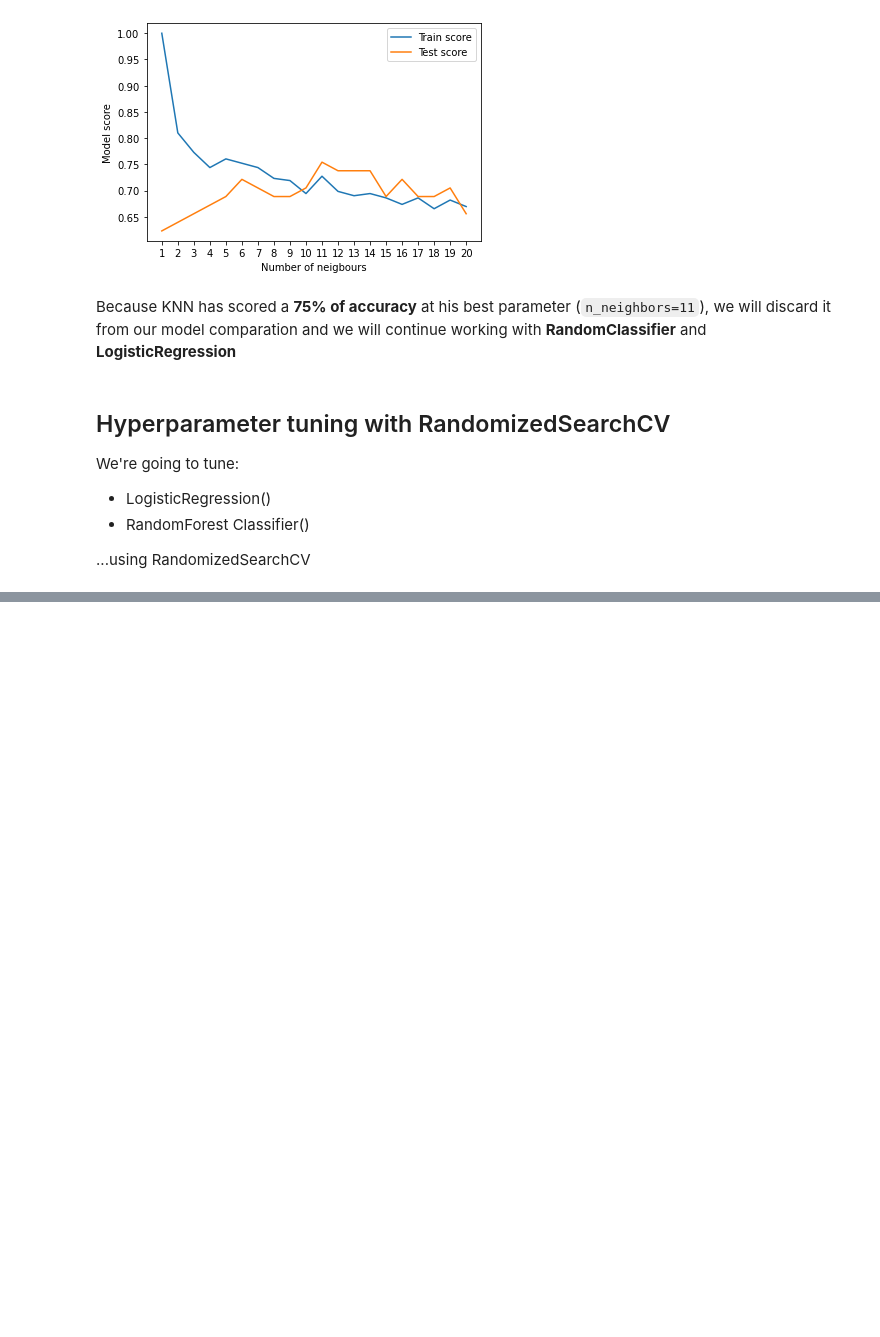
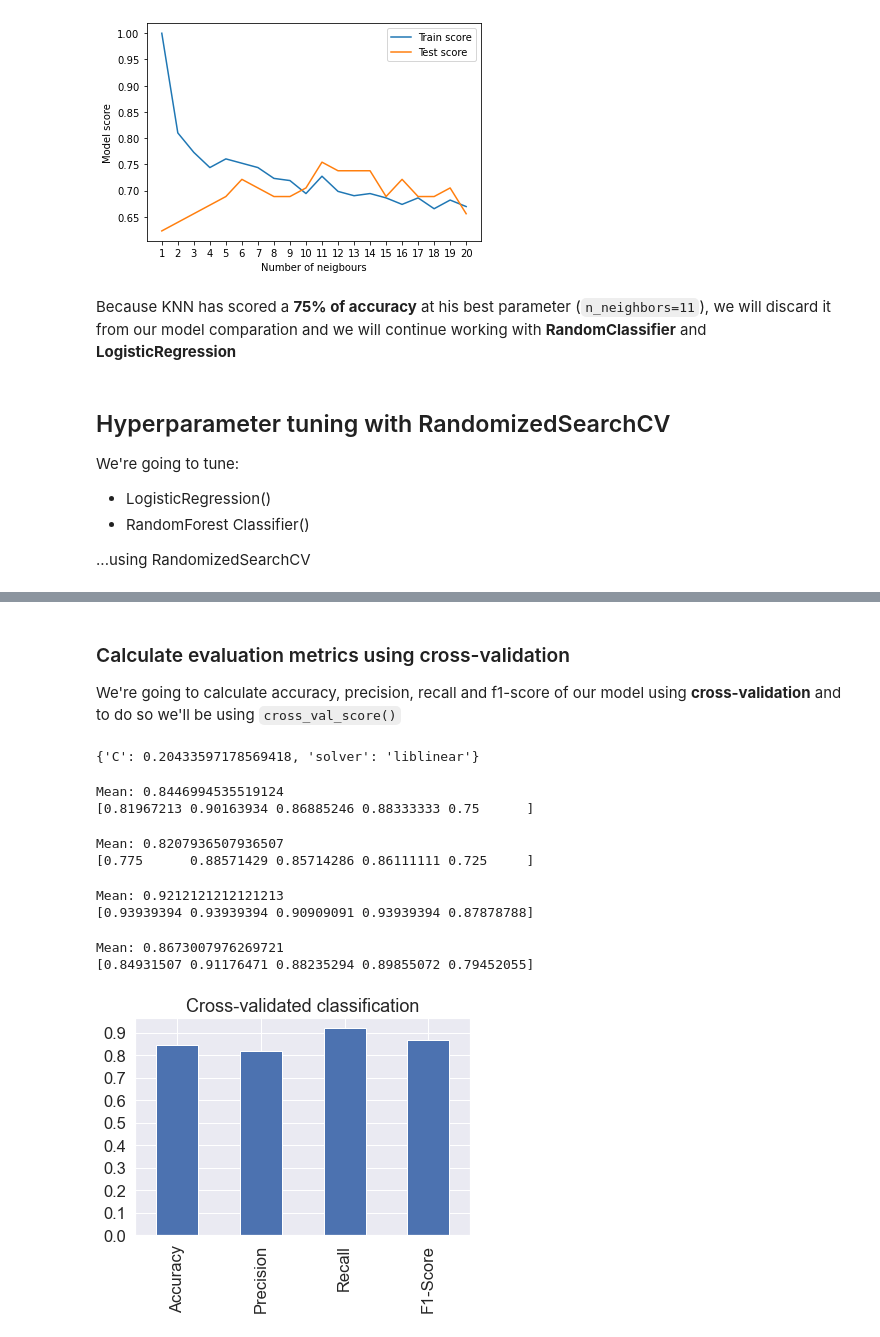
Before and after one commit to rafaroman18/Heart-Disease-Classification, a Jupyter notebook: Classification.ipynb, the cells around one changed output, grey strips where cells are left out. Drawn from its saved outputs; the diff is of its cells as text; code cells hidden in the pictures; blank space fills up the shorter version.

```diff
--- a/Classification.ipynb
+++ b/Classification.ipynb
@@ -526,0 +698,9 @@ We're going to tune:
+# %% [markdown]
+### Calculate evaluation metrics using cross-validation
+
+We're going to calculate accuracy, precision, recall and f1-score of our model using **cross-validation** and to do so we'll be using `cross_val_score()`
+# %%
+# Check best hyperparameters
+gs_lr.best_params_
+# %% [output]
+{'C': 0.20433597178569418, 'solver': 'liblinear'}
@@ -526,0 +711,45 @@ We're going to tune:
+# %%
+# Cross-validated accuracy
+cv_acc = cross_val_score(clf, X, y, cv=5, scoring="accuracy")
+print(f"Mean: {np.mean(cv_acc)}")
+print(cv_acc)
+# %% [output]
+Mean: 0.8446994535519124
+[0.81967213 0.90163934 0.86885246 0.88333333 0.75      ]
+# %%
+# Cross-validated precision
+cv_prec = cross_val_score(clf, X, y, cv=5, scoring="precision")
+print(f"Mean: {np.mean(cv_prec)}")
+print(cv_prec)
+# %% [output]
+Mean: 0.8207936507936507
+[0.775      0.88571429 0.85714286 0.86111111 0.725     ]
+# %%
+# Cross-validated recall
+cv_recall = cross_val_score(clf, X, y, cv=5, scoring="recall")
+print(f"Mean: {np.mean(cv_recall)}")
+print(cv_recall)
+# %% [output]
+Mean: 0.9212121212121213
+[0.93939394 0.93939394 0.90909091 0.93939394 0.87878788]
+# %%
+# Cross-validated f1-score
+cv_f1 = cross_val_score(clf, X, y, cv=5, scoring="f1")
+print(f"Mean: {np.mean(cv_f1)}")
+print(cv_f1)
+# %% [output]
+Mean: 0.8673007976269721
+[0.84931507 0.91176471 0.88235294 0.89855072 0.79452055]
+# %%
+# Visualize cross-validated metrics
+cv_metrics = pd.DataFrame({"Accuracy": np.mean(cv_acc),
+                          "Precision": np.mean(cv_prec),
+                          "Recall": np.mean(cv_recall),
+                          "F1-Score": np.mean(cv_f1)}, index=[0])
+
+cv_metrics.T.plot.bar(title="Cross-validated classification",
+                      legend=False)
+
+plt.yticks(np.arange(0,1,0.1));
+# %% [output]
+[figure, added]
```
Also changed, not shown: parts of 30 cells of this notebook.
